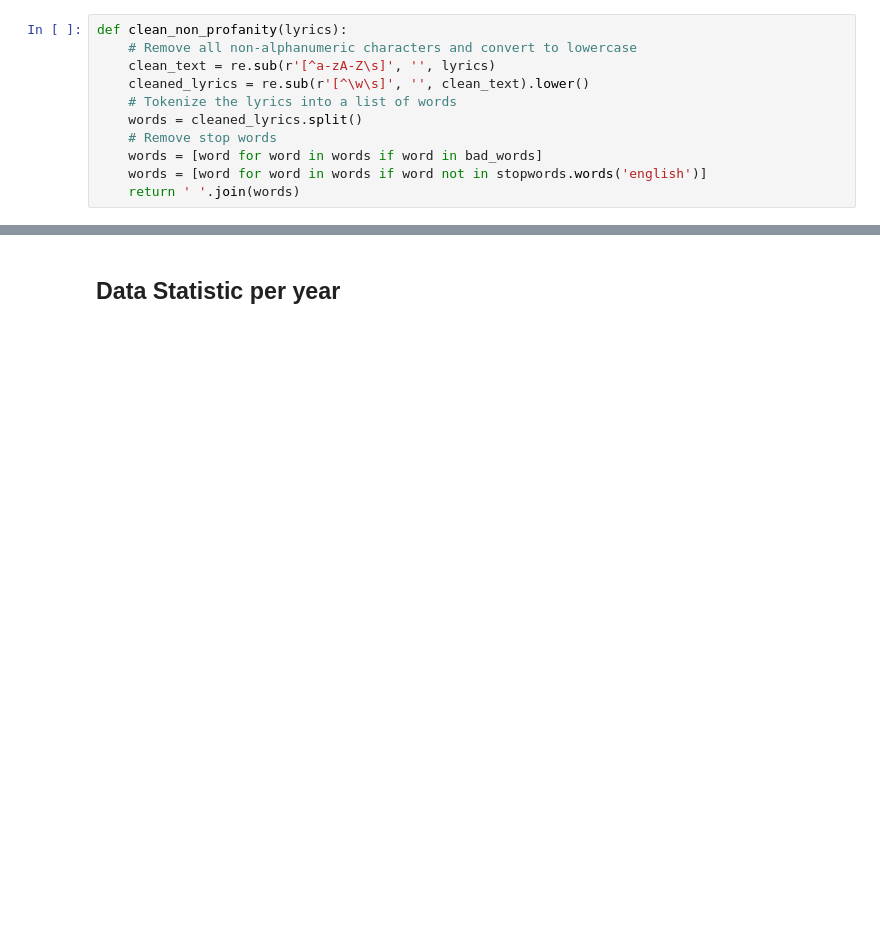
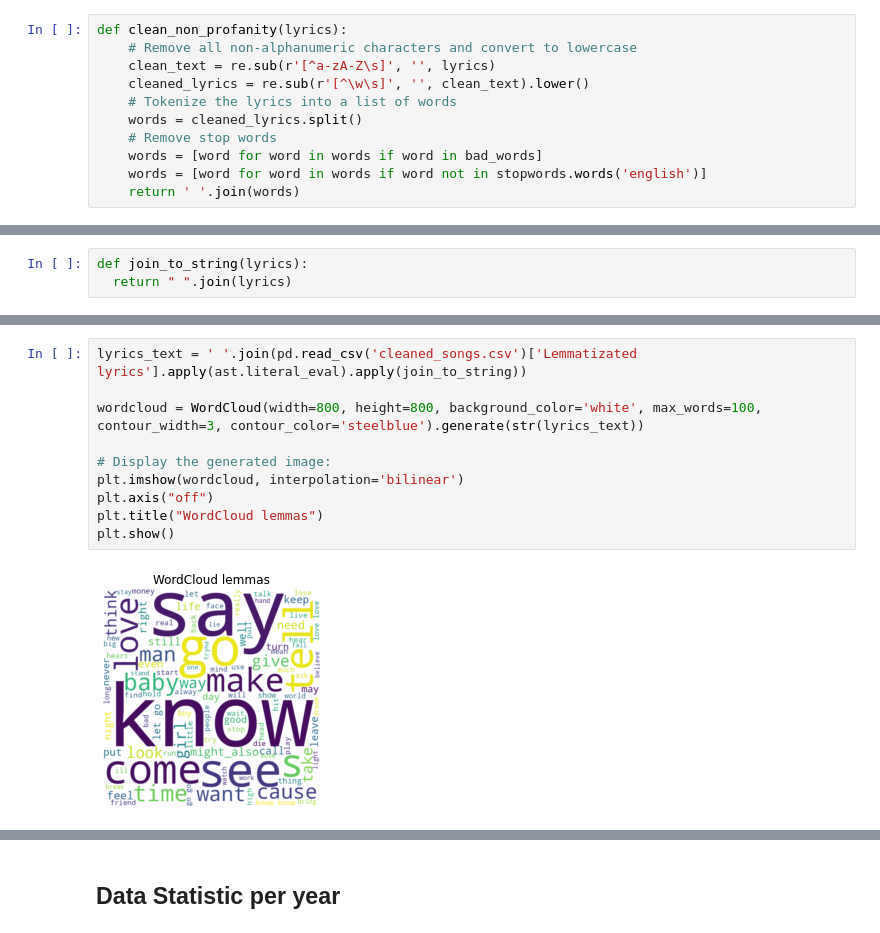
Before and after one commit to igorktech/lyrics-sentiment-analysis, a Jupyter notebook: lyrics_sentiment_analysis.ipynb, the cells around one changed output, grey strips where cells are left out. Cells and saved outputs as stored; diff of their text form; blank space fills up the shorter version.

```diff
--- a/lyrics_sentiment_analysis.ipynb
+++ b/lyrics_sentiment_analysis.ipynb
@@ -441,0 +449,3 @@ df.to_csv('cleaned_songs.csv', index=False)
+# %%
+def join_to_string(lyrics):
+  return " ".join(lyrics)
@@ -442,2 +497,14 @@ df.to_csv('cleaned_songs.csv', index=False)
+# %%
+lyrics_text = ' '.join(pd.read_csv('cleaned_songs.csv')['Lemmatizated lyrics'].apply(ast.literal_eval).apply(join_to_string))
+
+wordcloud = WordCloud(width=800, height=800, background_color='white', max_words=100, contour_width=3, contour_color='steelblue').generate(str(lyrics_text))
+
+# Display the generated image:
+plt.imshow(wordcloud, interpolation='bilinear')
+plt.axis("off")
+plt.title("WordCloud lemmas")
+plt.show()
+# %% [output]
+[figure, added]
 # %%
 df = pd.read_csv("cleaned_songs.csv")
```
Also changed, not shown: parts of 32 cells of this notebook.
